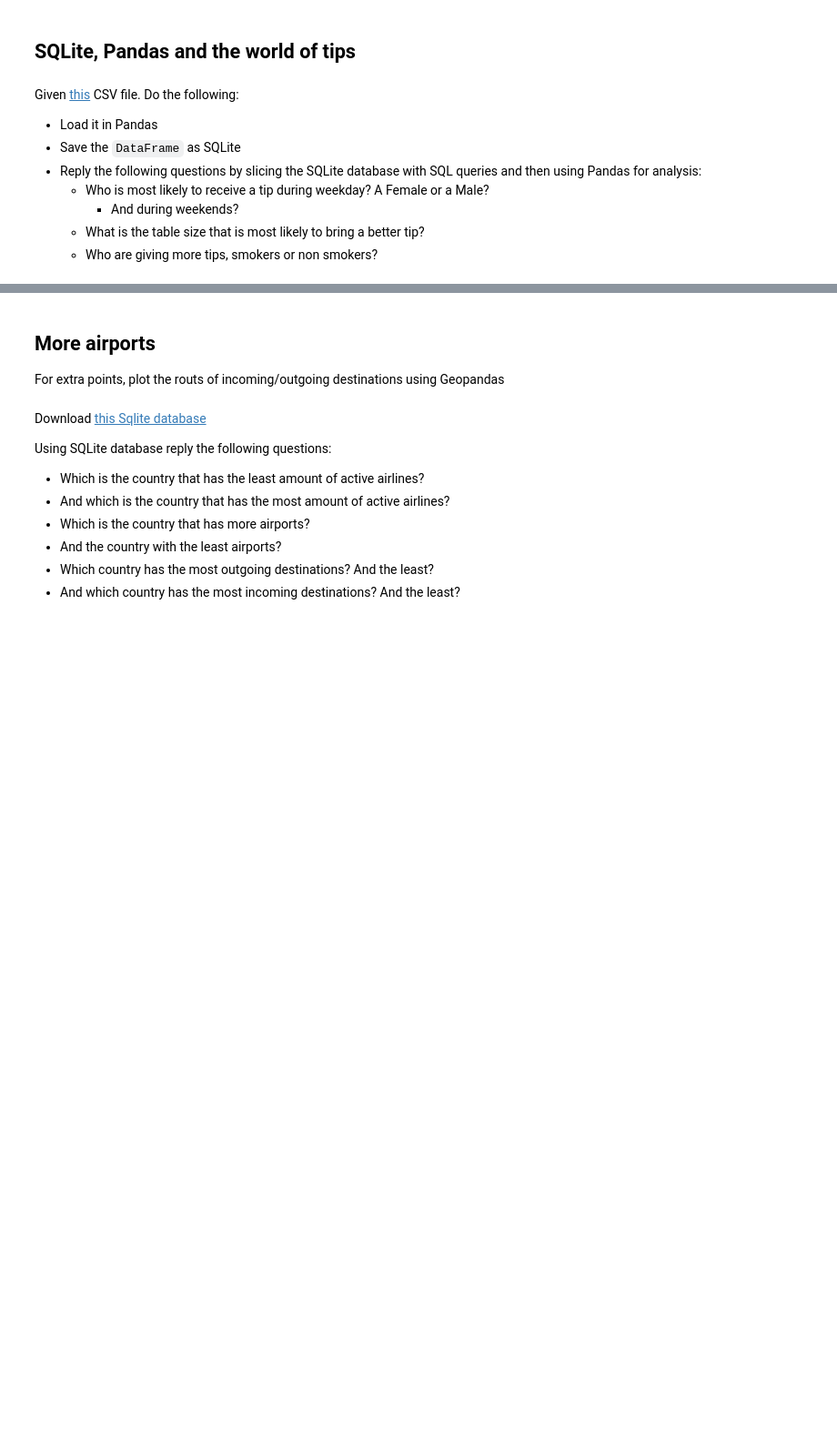
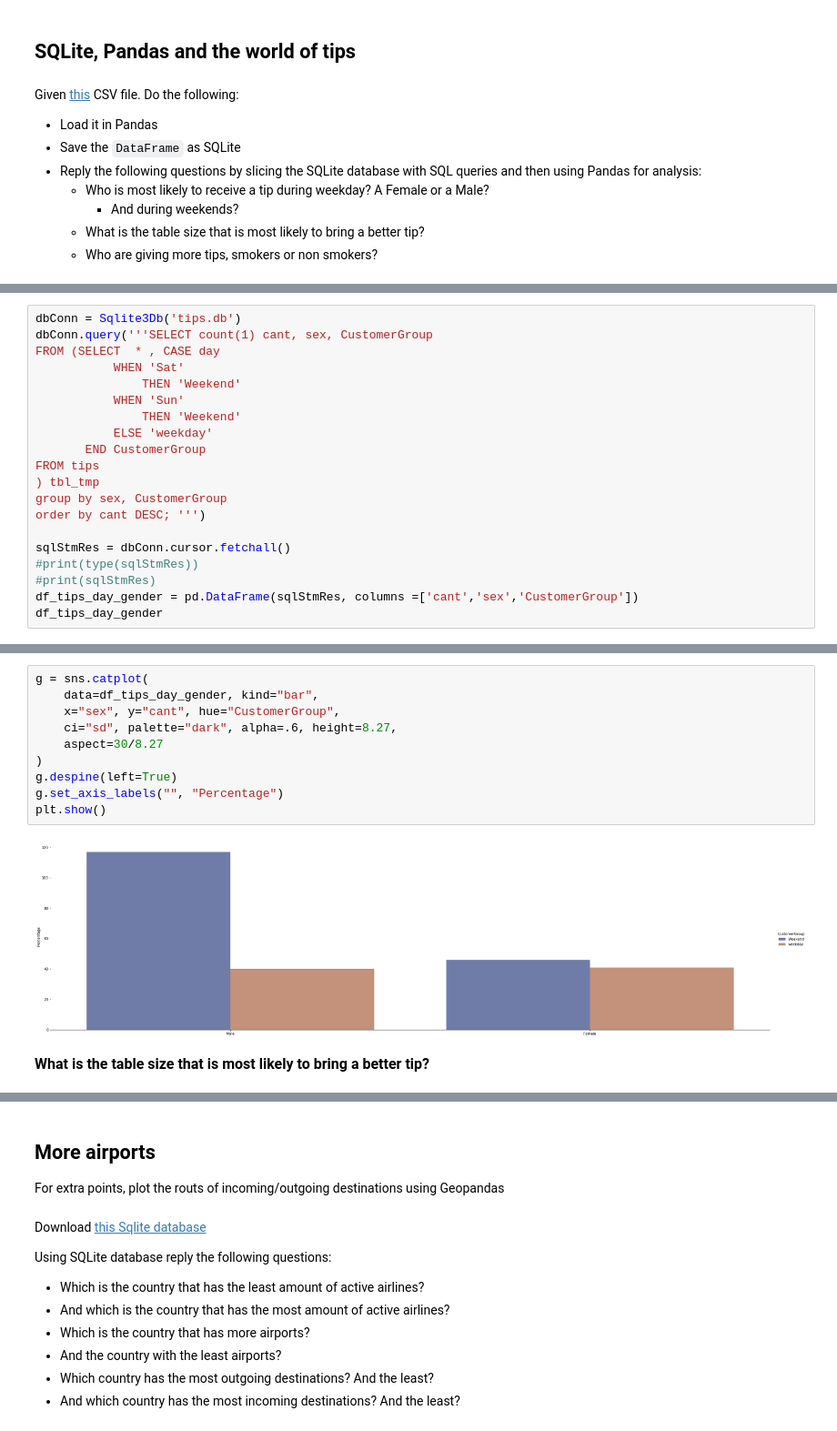
Before and after one commit to lveagithub/bts-dsf-2020, a Jupyter notebook: exercises/Session_3_4_EXERCISES.ipynb, the cells around one changed output, grey strips where cells are left out. Shown: that part at 91% size. Cells and saved outputs as stored; diff of their text form; blank space fills up the shorter version.

```diff
--- a/exercises/Session_3_4_EXERCISES.ipynb
+++ b/exercises/Session_3_4_EXERCISES.ipynb
@@ -287,0 +495,20 @@ Given [this](https://github.com/vfp1/bts-dsf-2020/blob/main/data/tips.csv) CSV f
+# %%
+dbConn = Sqlite3Db('tips.db')
+dbConn.query('''SELECT count(1) cant, sex, CustomerGroup
+FROM (SELECT  * , CASE day
+           WHEN 'Sat'
+               THEN 'Weekend'
+           WHEN 'Sun'
+               THEN 'Weekend'
+           ELSE 'weekday'
+       END CustomerGroup
+FROM tips
+) tbl_tmp
+group by sex, CustomerGroup
+order by cant DESC; ''')
+
+sqlStmRes = dbConn.cursor.fetchall()
+#print(type(sqlStmRes))
+#print(sqlStmRes)
+df_tips_day_gender = pd.DataFrame(sqlStmRes, columns =['cant','sex','CustomerGroup'])
+df_tips_day_gender
@@ -287,0 +521,14 @@ Given [this](https://github.com/vfp1/bts-dsf-2020/blob/main/data/tips.csv) CSV f
+# %%
+g = sns.catplot(
+    data=df_tips_day_gender, kind="bar",
+    x="sex", y="cant", hue="CustomerGroup",
+    ci="sd", palette="dark", alpha=.6, height=8.27,
+    aspect=30/8.27
+)
+g.despine(left=True)
+g.set_axis_labels("", "Percentage")
+plt.show()
+# %% [output]
+[figure, added]
+# %% [markdown]
+<p align="left" style="font-size:16px"><b> What is the table size that is most likely to bring a better tip?</b></p>
```
Also changed, not shown: parts of 33 cells of this notebook, 5 other files.
